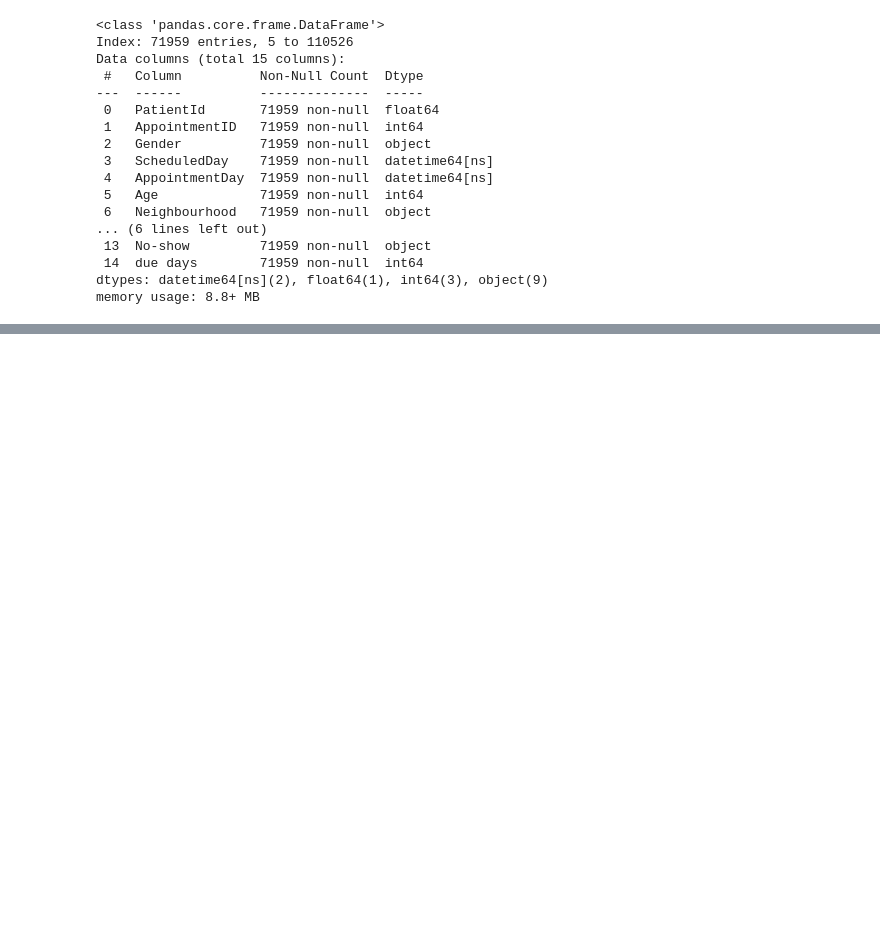
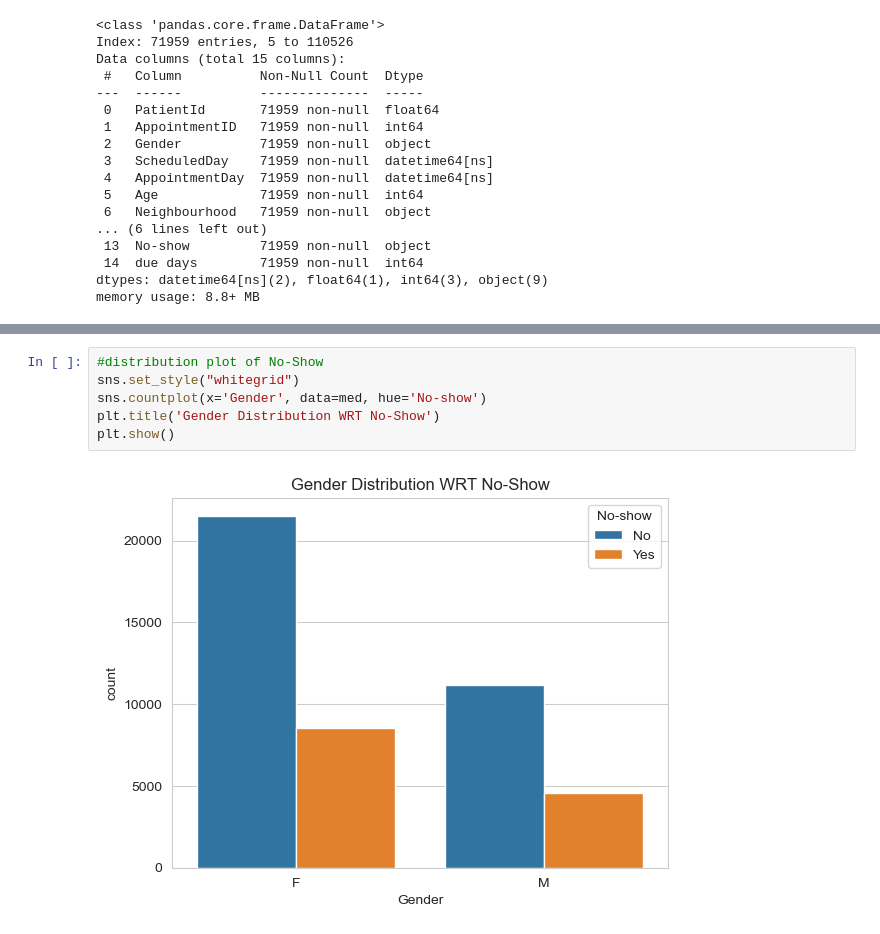
Before and after one commit to medprod/data-analysis-visualization-projects, a Jupyter notebook: 03-Medical-Appointment-No-Show/APPT.ipynb, the cells around one changed output, grey strips where cells are left out. Drawn from its saved outputs; the diff is of its cells as text; blank space fills up the shorter version.

```diff
--- a/03-Medical-Appointment-No-Show/APPT.ipynb
+++ b/03-Medical-Appointment-No-Show/APPT.ipynb
@@ -196,0 +301,8 @@ med['Neighbourhood']
+# %%
+#distribution plot of No-Show
+sns.set_style("whitegrid")
+sns.countplot(x='Gender', data=med, hue='No-show')
+plt.title('Gender Distribution WRT No-Show')
+plt.show()
+# %% [output]
+[figure, added]
```
Also changed, not shown: parts of 16 cells of this notebook.
